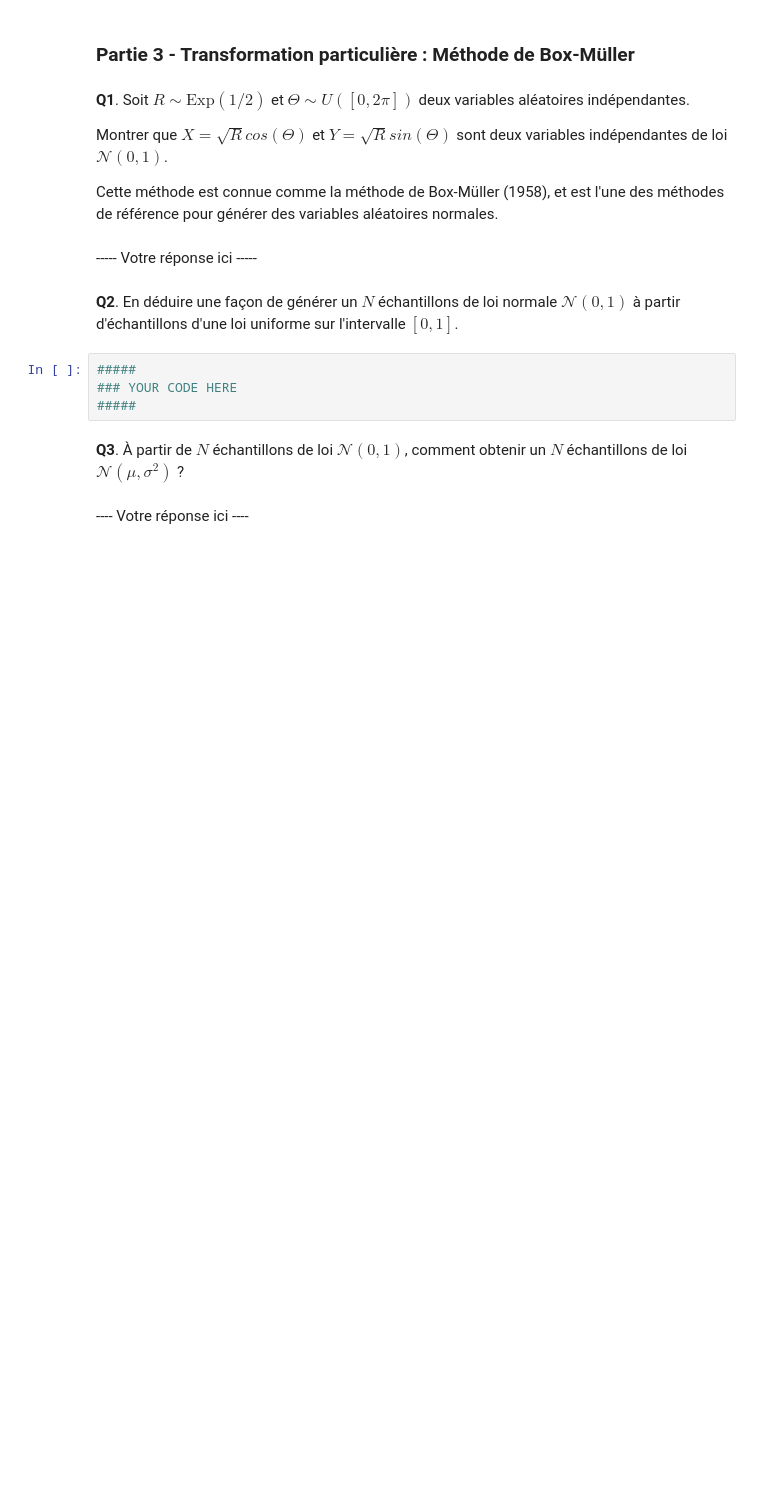
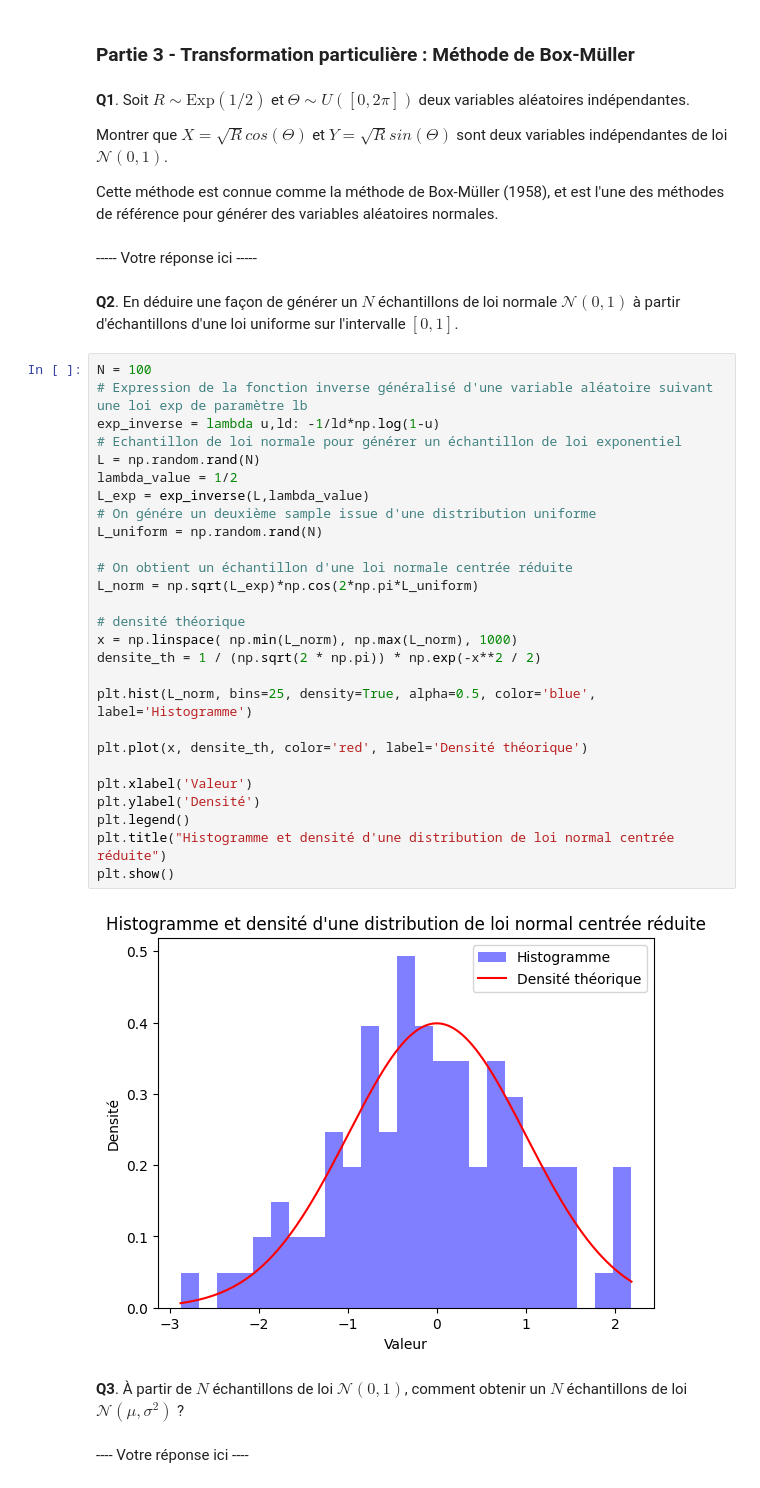
Before and after one commit to jeremdesno/python_sdia, a Jupyter notebook: Estim_stat/tp1a-rv.ipynb, the cells around one changed output. Drawn from its saved outputs; the diff is of its cells as text; blank space fills up the shorter version.

```diff
--- a/Estim_stat/tp1a-rv.ipynb
+++ b/Estim_stat/tp1a-rv.ipynb
@@ -202,10 +201,35 @@ Cette méthode est connue comme la méthode de Box-Müller (1958), et est l'une
 ----- Votre réponse ici -----
 # %% [markdown]
 **Q2**. En déduire une façon de générer un $N$ échantillons de loi normale $\mathcal{N}(0,1)$ à partir d'échantillons d'une loi uniforme sur l'intervalle $[0,1]$.
-# %%
-#####
-### YOUR CODE HERE
-#####
+# %%
+N = 100
+# Expression de la fonction inverse généralisé d'une variable aléatoire suivant une loi exp de paramètre lb
+exp_inverse = lambda u,ld: -1/ld*np.log(1-u)
+# Echantillon de loi normale pour générer un échantillon de loi exponentiel
+L = np.random.rand(N)
+lambda_value = 1/2
+L_exp = exp_inverse(L,lambda_value)
+# On génére un deuxième sample issue d'une distribution uniforme
+L_uniform = np.random.rand(N)
+
+# On obtient un échantillon d'une loi normale centrée réduite
+L_norm = np.sqrt(L_exp)*np.cos(2*np.pi*L_uniform)
+
+# densité théorique
+x = np.linspace( np.min(L_norm), np.max(L_norm), 1000)
+densite_th = 1 / (np.sqrt(2 * np.pi)) * np.exp(-x**2 / 2)
+
+plt.hist(L_norm, bins=25, density=True, alpha=0.5, color='blue', label='Histogramme')
+
+plt.plot(x, densite_th, color='red', label='Densité théorique')
+
+plt.xlabel('Valeur')
+plt.ylabel('Densité')
+plt.legend()
+plt.title("Histogramme et densité d'une distribution de loi normal centrée réduite")
+plt.show()
+# %% [output]
+[figure, added]
 # %% [markdown]
 **Q3**. À partir de $N$ échantillons de loi $\mathcal{N}(0,1)$, comment obtenir un $N$ échantillons de loi $\mathcal{N}(\mu, \sigma^2)$ ?
 # %% [markdown]
```
Also changed, not shown: parts of 6 cells of this notebook.
